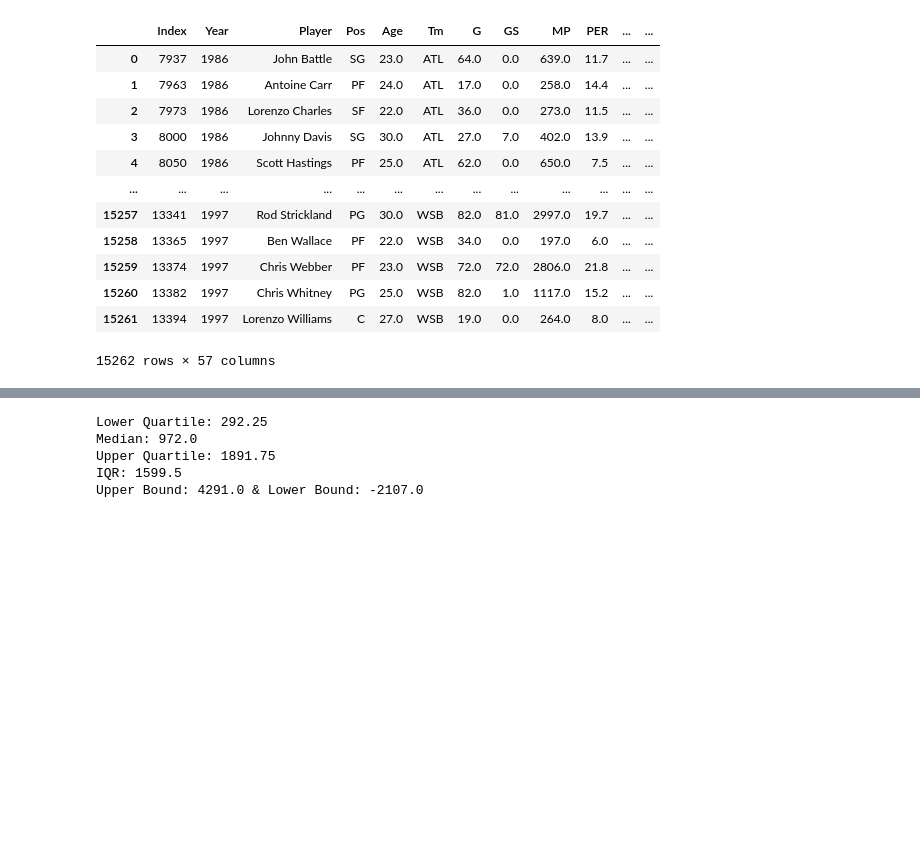
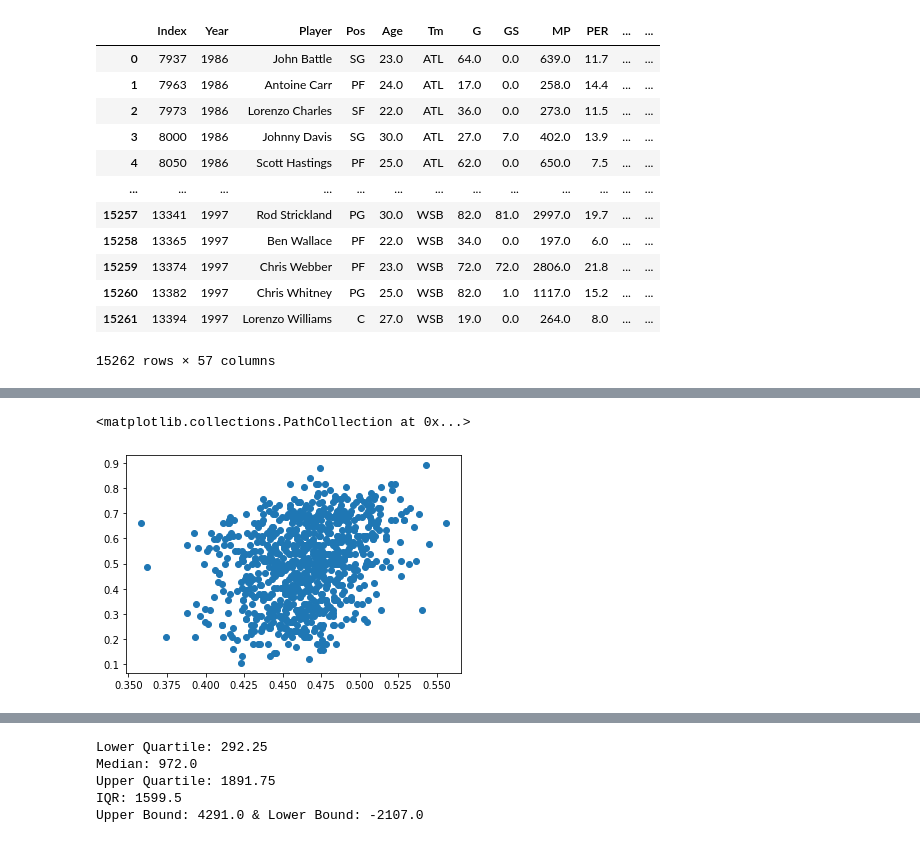
Before and after one commit to Kate-Yayla/Project1-Historical-NBA-Analysis, a Jupyter notebook: NBA Analysis.ipynb, the cells around one changed output, grey strips where cells are left out. Saved outputs shown, nothing was run; the diff lists cells and outputs as text; code cells hidden in the pictures; blank space fills up the shorter version.

```diff
--- a/NBA Analysis.ipynb
+++ b/NBA Analysis.ipynb
@@ -126,0 +139,3 @@ four_factor_data
+# %%
+four_factor_20seasons = four_factor_data.loc[(four_factor_data["Year"] >= 1986.0) & (four_factor_data["Year"]< 2017.0)]
+four_factor_20seasons
@@ -143,0 +158,3 @@ age_player_data
+# %%
+team_4factor_data = four_factor_20seasons.groupby(["TM","Year"]).mean()
+team_4factor_data
@@ -143,0 +176,5 @@ age_player_data
+# %%
+plt.scatter(team_4factor_data["eFG%"],team_4factor_data["Winning Percentage"])
+# %% [output]
+<matplotlib.collections.PathCollection at 0x...>
+[figure, added]
```
Also changed, not shown: parts of 23 cells of this notebook.
